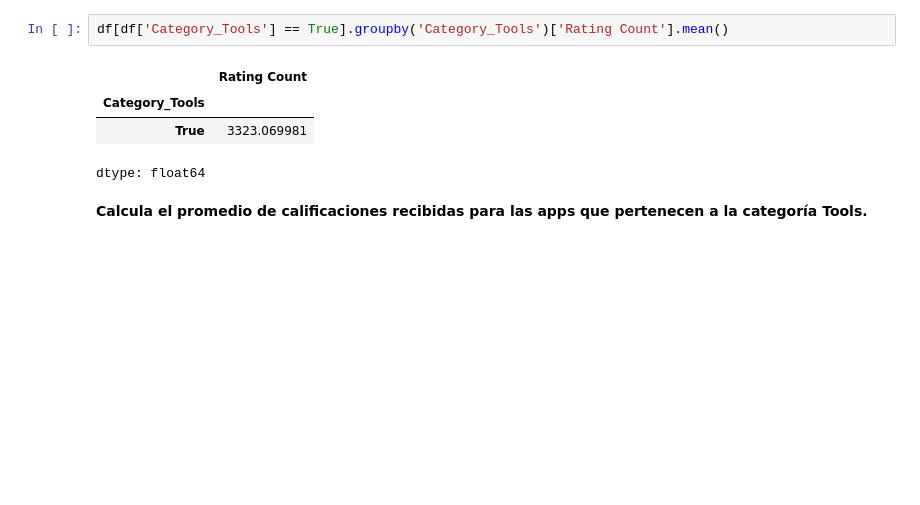
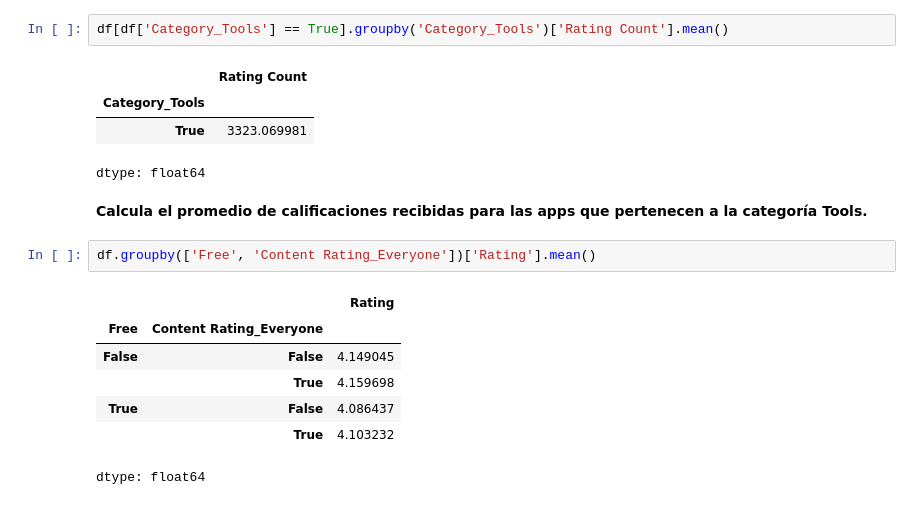
Before and after one commit to dquinonez25/TratamientoDeDatos_Tarea_Clase3, a Jupyter notebook: TratamientoDeDatos_TareaClase3.ipynb, the cells around one changed output. Cells and saved outputs as stored; diff of their text form; blank space fills up the shorter version.

```diff
--- a/TratamientoDeDatos_TareaClase3.ipynb
+++ b/TratamientoDeDatos_TareaClase3.ipynb
@@ -254,3 +254,13 @@ df[df['Category_Tools'] == True].groupby('Category_Tools')['Rating Count'].mean(
 dtype: float64
 # %% [markdown]
 **Calcula el promedio de calificaciones recibidas para las apps que pertenecen a la categoría Tools.**
+# %%
+df.groupby(['Free', 'Content Rating_Everyone'])['Rating'].mean()
+# %% [output]
+|  |  | Rating |
+| Free | Content Rating_Everyone |  |
+| False | False | 4.149045 |
+|  | True | 4.159698 |
+| True | False | 4.086437 |
+|  | True | 4.103232 |
+dtype: float64
```
Also changed, not shown: parts of 7 cells of this notebook.
